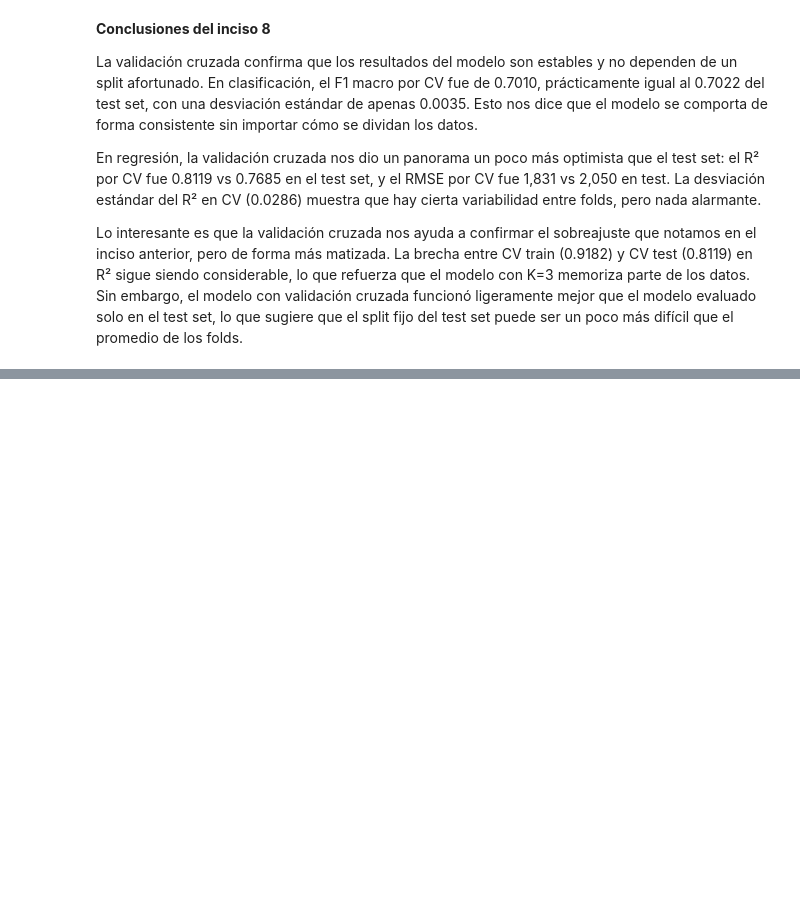
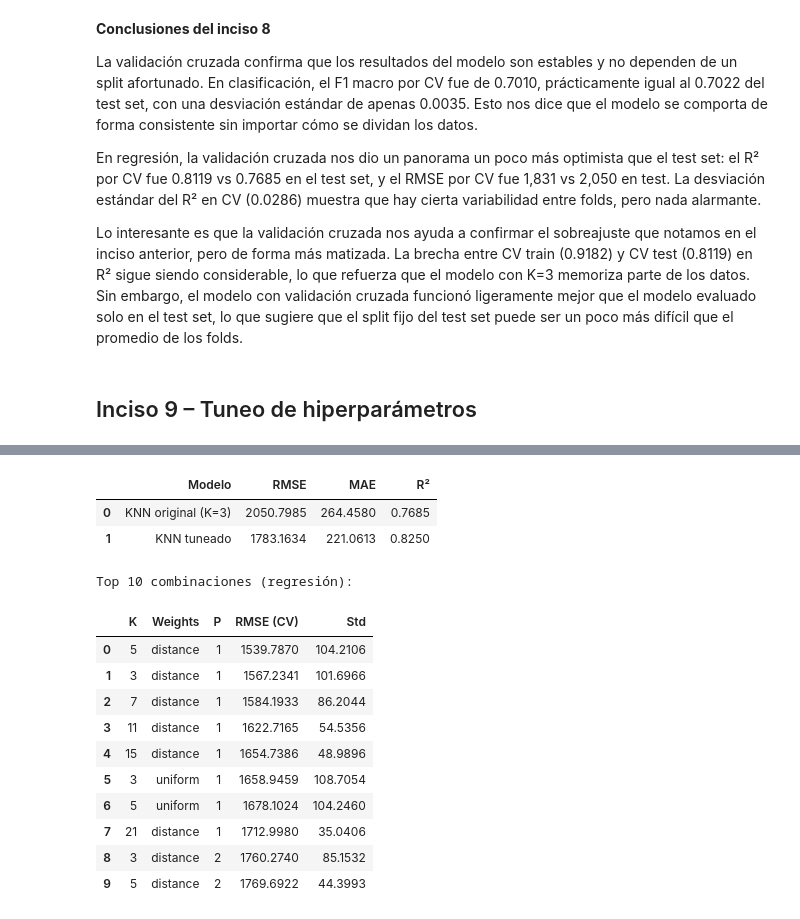
Before and after one commit to FerAHMz/lab6_knn_md, a Jupyter notebook: lab6.ipynb, the cells around one changed output, grey strips where cells are left out. Cells and saved outputs as stored; diff of their text form; code cells hidden in the pictures; blank space fills up the shorter version.

Commit message:
inciso 9 resuelto

```diff
--- a/lab6.ipynb
+++ b/lab6.ipynb
@@ -1506,3 +1506,64 @@ La validación cruzada confirma que los resultados del modelo son estables y no
 En regresión, la validación cruzada nos dio un panorama un poco más optimista que el test set: el R² por CV fue 0.8119 vs 0.7685 en el test set, y el RMSE por CV fue 1,831 vs 2,050 en test. La desviación estándar del R² en CV (0.0286) muestra que hay cierta variabilidad entre folds, pero nada alarmante.
 
 Lo interesante es que la validación cruzada nos ayuda a confirmar el sobreajuste que notamos en el inciso anterior, pero de forma más matizada. La brecha entre CV train (0.9182) y CV test (0.8119) en R² sigue siendo considerable, lo que refuerza que el modelo con K=3 memoriza parte de los datos. Sin embargo, el modelo con validación cruzada funcionó ligeramente mejor que el modelo evaluado solo en el test set, lo que sugiere que el split fijo del test set puede ser un poco más difícil que el promedio de los folds.
+# %% [markdown]
+## Inciso 9 – Tuneo de hiperparámetros
+# %%
+#Tuneo de hiperparámetros para REGRESIÓN
+param_grid_reg = {
+    "knn__n_neighbors": [3, 5, 7, 11, 15, 21],
+    "knn__weights": ["uniform", "distance"],
+    "knn__metric": ["minkowski"],
+    "knn__p": [1, 2],
+}
+
+grid_reg = GridSearchCV(
+    Pipeline([
+        ("preprocessor", knn_preprocessor),
+        ("knn", KNeighborsRegressor()),
+    ]),
+    param_grid_reg,
+    cv=3,
+    scoring="neg_root_mean_squared_error",
+    n_jobs=-1,
+    verbose=1,
+)
+
+print("Tuneando KNN de regresión...")
+start = time.time()
+grid_reg.fit(X_train, y_train_price)
+tuning_time_reg = time.time() - start
+print(f"Tiempo de tuneo: {tuning_time_reg:.1f}s")
+
+print(f"\nMejores hiperparámetros (regresión): {grid_reg.best_params_}")
+print(f"Mejor RMSE (CV): {-grid_reg.best_score_:.2f}")
+
+#Predicciones con el mejor modelo tuneado
+y_pred_tuned_reg = grid_reg.best_estimator_.predict(X_test)
+rmse_tuned = mean_squared_error(y_test_price, y_pred_tuned_reg) ** 0.5
+mae_tuned = mean_absolute_error(y_test_price, y_pred_tuned_reg)
+r2_tuned = r2_score(y_test_price, y_pred_tuned_reg)
+
+print(f"\nResultados en test set (modelo tuneado):")
+print(f"  RMSE: {rmse_tuned:.2f}")
+print(f"  MAE:  {mae_tuned:.2f}")
+print(f"  R²:   {r2_tuned:.4f}")
+
+#Comparación con modelo original
+tuning_reg_comparison = pd.DataFrame([
+    {"Modelo": f"KNN original (K={best_k})", "RMSE": rmse_knn, "MAE": mae_knn, "R²": r2_knn},
+    {"Modelo": "KNN tuneado", "RMSE": rmse_tuned, "MAE": mae_tuned, "R²": r2_tuned},
+])
+print("\nComparación regresión:")
+display(tuning_reg_comparison.round(4))
+
+#Top 10 combinaciones
+results_reg_df = pd.DataFrame(grid_reg.cv_results_)
+results_reg_df["RMSE_CV"] = -results_reg_df["mean_test_score"]
+top10_reg = results_reg_df.nsmallest(10, "RMSE_CV")[
+    ["param_knn__n_neighbors", "param_knn__weights", "param_knn__p", "RMSE_CV", "std_test_score"]
+].reset_index(drop=True)
+top10_reg.columns = ["K", "Weights", "P", "RMSE (CV)", "Std"]
+print("\nTop 10 combinaciones (regresión):")
+display(top10_reg.round(4))
+# %% [output]
@@ -1508,0 +1583,15 @@ Lo interesante es que la validación cruzada nos ayuda a confirmar el sobreajust
+|  | Modelo | RMSE | MAE | R² |
+| 0 | KNN original (K=3) | 2050.7985 | 264.4580 | 0.7685 |
+| 1 | KNN tuneado | 1783.1634 | 221.0613 | 0.8250 |
+Top 10 combinaciones (regresión):
+|  | K | Weights | P | RMSE (CV) | Std |
+| 0 | 5 | distance | 1 | 1539.7870 | 104.2106 |
+| 1 | 3 | distance | 1 | 1567.2341 | 101.6966 |
+| 2 | 7 | distance | 1 | 1584.1933 | 86.2044 |
+| 3 | 11 | distance | 1 | 1622.7165 | 54.5356 |
+| 4 | 15 | distance | 1 | 1654.7386 | 48.9896 |
+| 5 | 3 | uniform | 1 | 1658.9459 | 108.7054 |
+| 6 | 5 | uniform | 1 | 1678.1024 | 104.2460 |
+| 7 | 21 | distance | 1 | 1712.9980 | 35.0406 |
+| 8 | 3 | distance | 2 | 1760.2740 | 85.1532 |
+| 9 | 5 | distance | 2 | 1769.6922 | 44.3993 |
```
Also changed, not shown: parts of 3 cells of this notebook.
